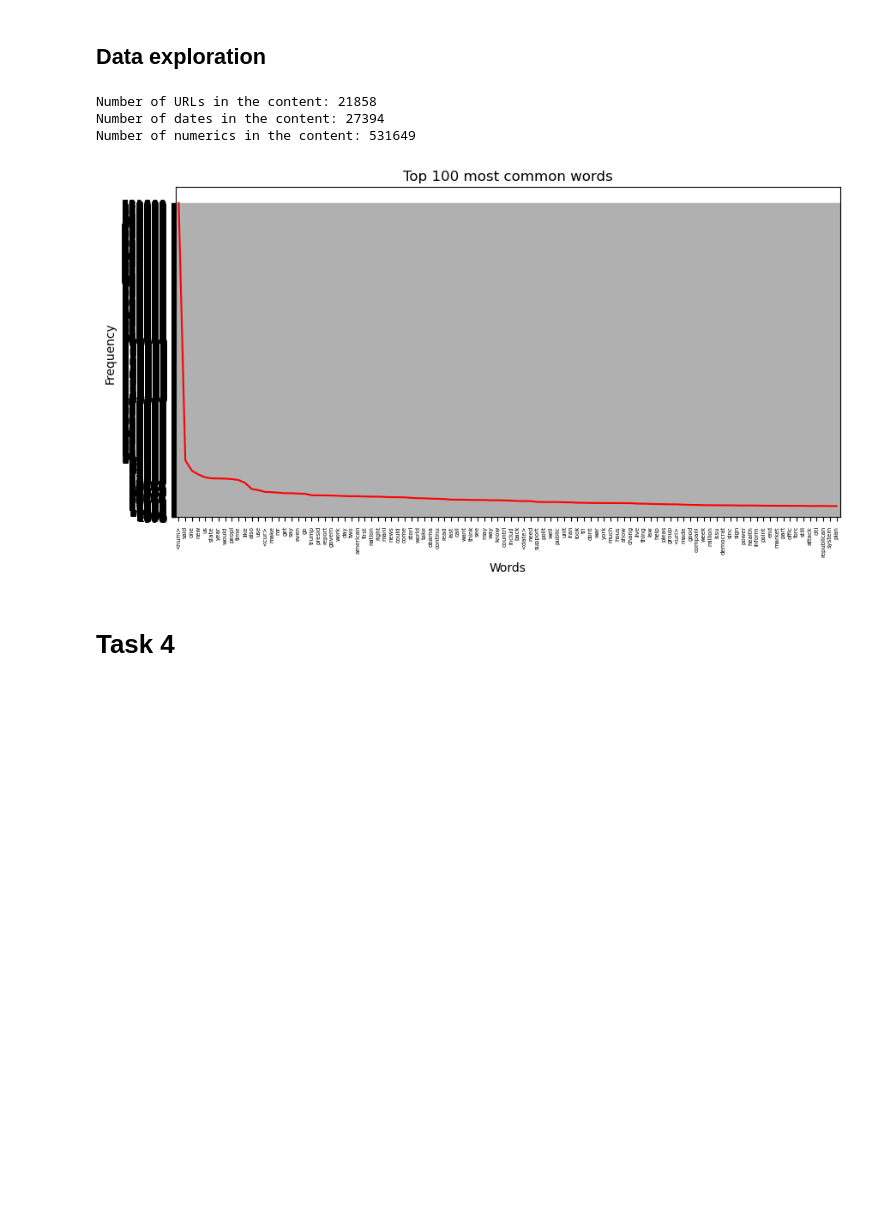
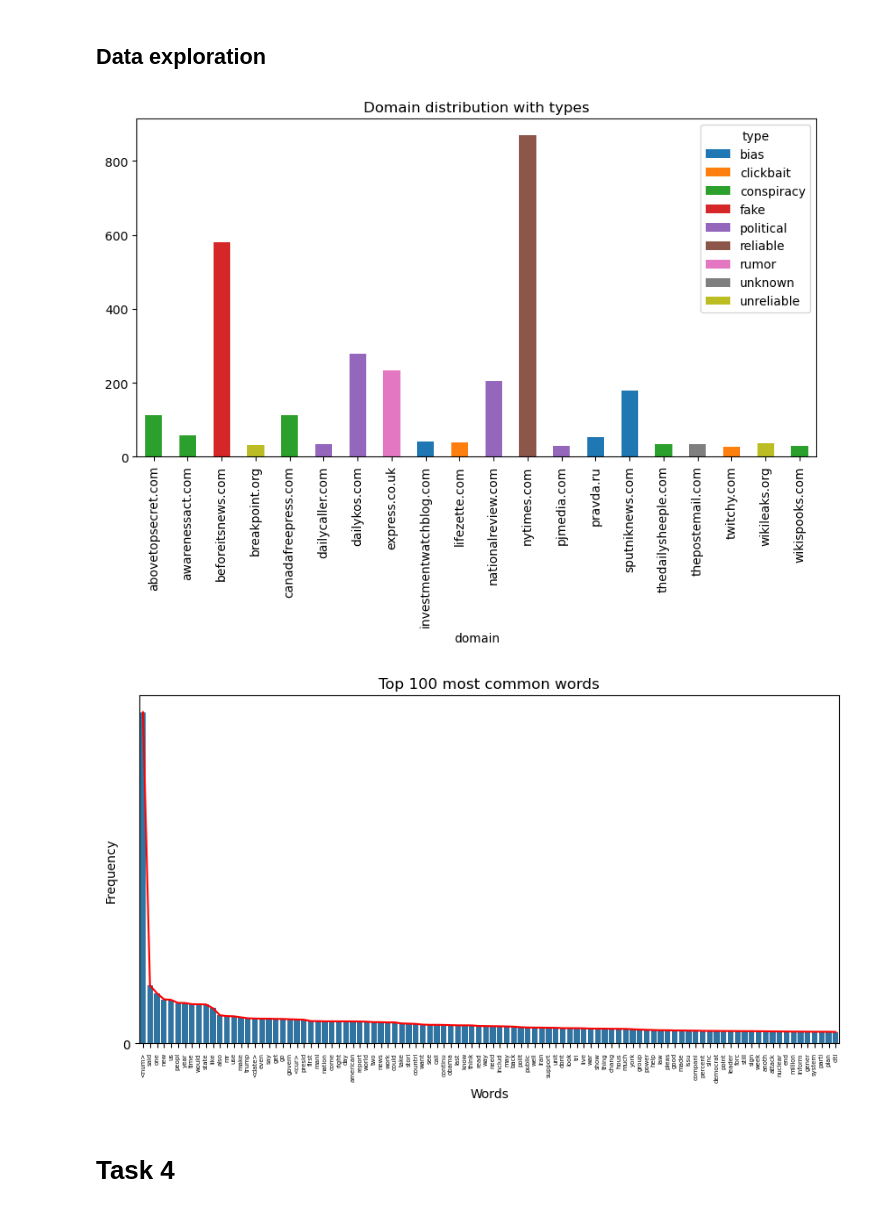
Before and after one commit to BogiSyderbo/FakeNewsProject, a Jupyter notebook: FakeNewsProject.ipynb, the cells around one changed output. Saved outputs shown, nothing was run; the diff lists cells and outputs as text; code cells hidden in the pictures; blank space fills up the shorter version.

```diff
--- a/FakeNewsProject.ipynb
+++ b/FakeNewsProject.ipynb
@@ -104,7 +107,5 @@ reduction rate of the vocabulary size: 32.92%
 # %%
-import pandas as pd
-
-df = pd.read_csv("995,000_rows.csv", usecols=['content', 'type', 'url', 'title', 'authors', 'domain'], engine='c', dtype = str, nrows=70000)
+df = pd.read_csv("995,000_rows.csv", usecols=['content', 'type', 'url', 'title', 'authors', 'domain'], engine='c', dtype = str, nrows=5000)
 dfcpy = df.copy()
 dfcpy = dfcpy.dropna(subset=['content'])
 dfcpy = dfcpy.dropna(subset=['type'])
@@ -120,7 +121,7 @@ def plot_freq(fq, top_n):
   # plot most be less than 2^16 pixels in each direction
   plt.figure(figsize = (top_n*0.1, 5))
   plt.xticks(rotation = 90,fontsize = 5)
-  plt.yticks(range(0, max(all_freq.values())+1, 300))
+  plt.yticks(range(0, max(all_freq.values())+1, 50000))
   sns.lineplot(x = list(all_freq.keys()), y = list(all_freq.values()), color = 'red')
   sns.barplot(x = list(all_freq.keys()), y = list(all_freq.values()))
   plt.title(f'Top {top_n} most common words')
@@ -143,22 +146,31 @@ vocab = build_vocabulary(dfcpy.tokenized)
 # %% [markdown]
 ## Data exploration
-# %%
-# make tokenize colum into a string with whitespace separator
-dfcpy.tokenized = dfcpy.tokenized.apply(lambda x: ' '.join(x))
-url_freq = vocab.get("<url>",0)
-date_freq = vocab.get("<date>",0)
-num_freq = vocab.get("<num>",0)
-print(f"Number of URLs in the content: {url_freq}")
-print(f"Number of dates in the content: {date_freq}")
-print(f"Number of numerics in the content: {num_freq}")
-plot_freq(vocab, 100)
-
-dfcpy.to_csv('cleaned_news_sample.csv', index=False)
-# %% [output]
-Number of URLs in the content: 21858
-Number of dates in the content: 27394
-Number of numerics in the content: 531649
-[figure, removed]
+# %%
+# make tokenize colum into a string with whitespace separator
+
+# plot distrubution of types only for the top 10 types
+# dfcpy.domain.value_counts().head(20).plot(kind='bar', figsize=(10,5), title='Domain distribution')
+
+def plot_domain_with_type(df):
+  # make stacked bar plot for the top 20 domains with their types where am
+  top_domains = df.domain.value_counts().head(20).index
+  df = df[df.domain.isin(top_domains)]
+  df = df.groupby(['domain', 'type']).size().unstack().fillna(0)
+
+  df.plot(kind='bar', stacked=True, figsize=(10,5), title='Domain distribution with types')
+  plt.show()
+  return
+
+# domain distribution and their tyoes
+plot_domain_with_type(dfcpy)
+
+# most frequent words
+dfcpy.tokenized = dfcpy.tokenized.apply(lambda x: ' '.join(x))
+num_freq = vocab.get("<num>",0)
+plot_freq(vocab, 100)
+# %% [output]
+[figure, added]
+[figure, added]
 # %% [markdown]
 # Task 4
 # %%
```
Also changed, not shown: parts of 31 cells of this notebook.
